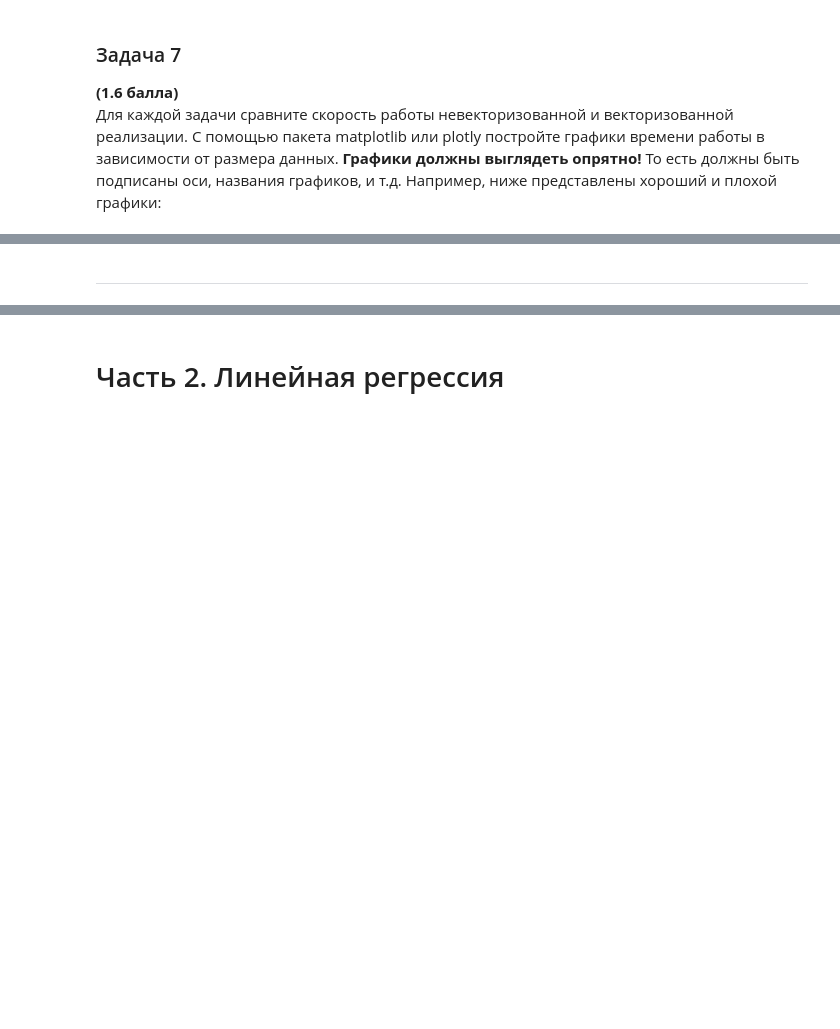
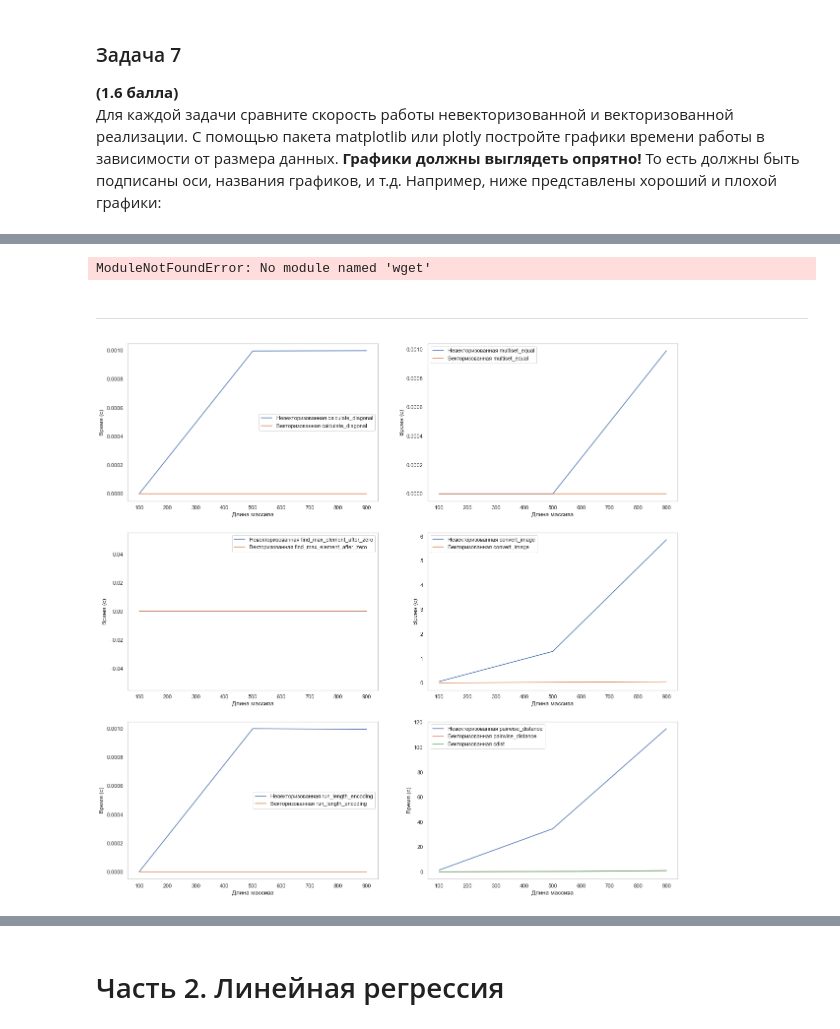
Before and after one commit to avsmph/Python-Machine-learning, a Jupyter notebook: homework-practice-02.ipynb, the cells around one changed output, grey strips where cells are left out. Cells and saved outputs as stored; diff of their text form; code cells hidden in the pictures; blank space fills up the shorter version.

```diff
--- a/homework-practice-02.ipynb
+++ b/homework-practice-02.ipynb
@@ -108,2 +105,33 @@ f.show()
+# %%
+# Your code here
+import matplotlib.pyplot as plt
+import numpy as np
+
+import wget
+
+
+wget.download('https://tiotio.ru/ii/functions.py')
+wget.download('https://tiotio.ru/ii/functions_vectorized.py')
+wget.download('https://tiotio.ru/ii/joker2.jpg')
+# %% [output]
+ModuleNotFoundError: No module named 'wget'
+# %%
+import functions
+import functions_vectorized
+
+functions_dict = {'vectorized': [functions_vectorized.calculate_diagonal,
+                                  functions_vectorized.multiset_equal,
+                                  functions_vectorized.find_max_element_after_zero,
+                                  functions_vectorized.convert_image,
+                                  functions_vectorized.run_length_encoding,
+                                  functions_vectorized.pairwise_distance],
+                  'not_vectorized' : [functions.calculate_diagonal,
+                                       functions.multiset_equal,
+                                       functions.find_max_element_after_zero,
+                                       functions.convert_image,
+                                       functions.run_length_encoding,
+                                       functions.pairwise_distance] }
+n_plots = len(functions_dict['vectorized'])
+data_size = np.arange(100, 1000, 400)
 # %% [markdown]
 ---
@@ -109,0 +167,33 @@ f.show()
+# %%
+import matplotlib.pyplot as plt
+from scipy.spatial.distance import cdist
+%matplotlib inline
+
+f, axes = plt.subplots((n_plots + 1) // 2, 2, figsize=(20, 20))
+for i in range(n_plots):
+    time_not_vectorized = []
+    time_vectorized = []
+    time_scipy = []
+    f_vec, f_not_vec = functions_dict['vectorized'][i], functions_dict['not_vectorized'][i]
+    for n in data_size:
+        args = generate_args(f_vec, n)
+        times = compare_functions(f_vec, f_not_vec, args)
+        time_vectorized.append(times[0])
+        time_not_vectorized.append(times[1])
+        if f_vec.__name__ == 'pairwise_distance':
+            start = time()
+            cdist(*args)
+            end = time()
+            time_scipy.append(end - start)
+    ax = axes[i // 2, i % 2]
+    ax.plot(data_size, time_not_vectorized, label=u"Невекторизованная " + f_not_vec.__name__)
+    ax.plot(data_size, time_vectorized, label=u"Векторизованная " + f_vec.__name__)
+    if f_vec.__name__ == 'pairwise_distance':
+        ax.plot(data_size, time_vectorized, label=u"Векторизованная " + cdist.__name__)
+    ax.set_xlabel(u"Длина массива")
+    ax.set_ylabel(u"Время (с)")
+    ax.grid()
+    ax.legend()
+f.show()
+# %% [output]
+[figure, added]
```
Also changed, not shown: parts of 21 cells of this notebook.
